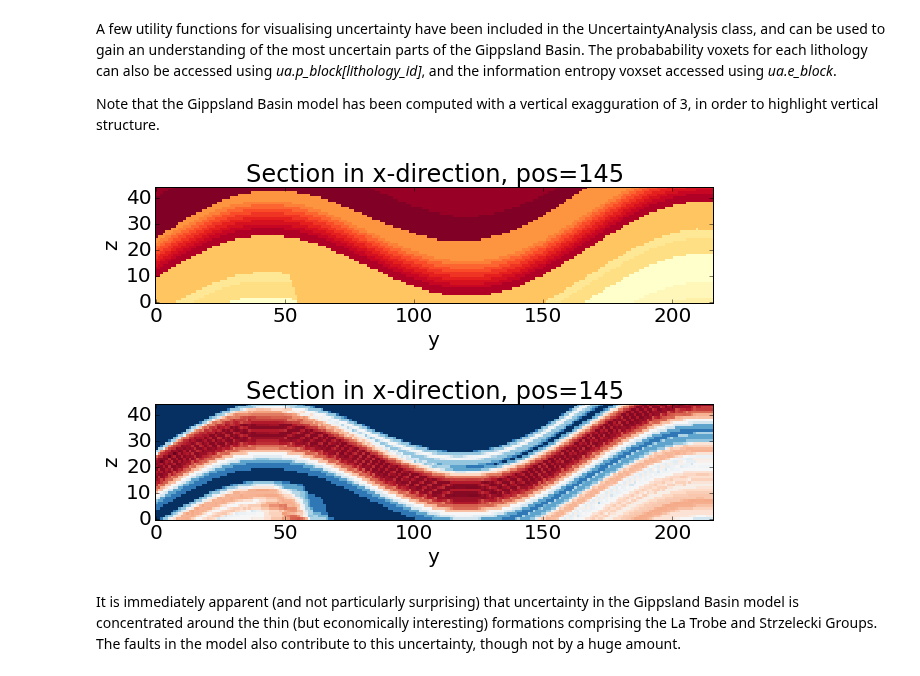
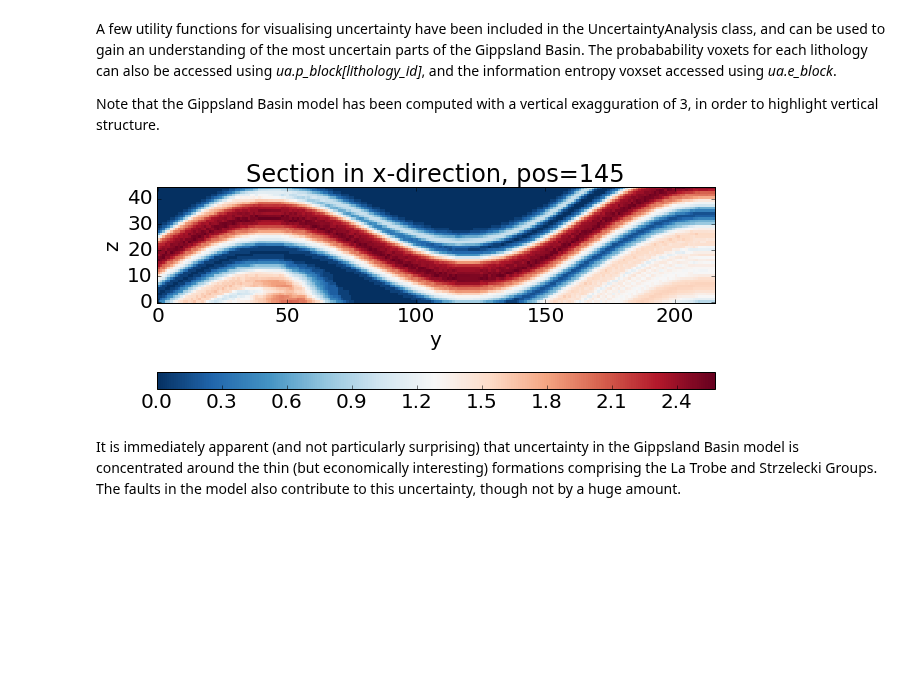
Before and after one commit to cgre-aachen/pynoddy, a Jupyter notebook: docs/notebooks/15. Gippsland Basin Uncertainty.ipynb, the cells around one changed output. Cells and saved outputs as stored; diff of their text form; code cells hidden in the pictures; blank space fills up the shorter version.

```diff
--- a/docs/notebooks/15. Gippsland Basin Uncertainty.ipynb
+++ b/docs/notebooks/15. Gippsland Basin Uncertainty.ipynb
@@ -49,11 +51,11 @@ A few utility functions for visualising uncertainty have been included in the Un
 
 Note that the Gippsland Basin model has been computed with a vertical exagguration of 3, in order to highlight vertical structure.
 # %%
-ua.plot_section(direction='x',data=ua.block)
-ua.plot_entropy(direction='x')
+# ua.models[0].plot_section(direction='x', colorbar = True)
+ua.plot_entropy(direction='x', colorbar=True, colorbar_orientation = 'horizontal',
+                colorbar_type = 'continuous')
 # %% [output]
-[figure, old version]
+[figure, new version]
-[figure, removed]
 # %% [markdown]
 It is immediately apparent (and not particularly surprising) that uncertainty in the Gippsland Basin model is concentrated around the thin (but economically interesting) formations comprising the La Trobe and Strzelecki Groups. The faults in the model also contribute to this uncertainty, though not by a huge amount.
 # %% [markdown]
```
Also changed, not shown: parts of 2 cells of this notebook, 1 other file.
